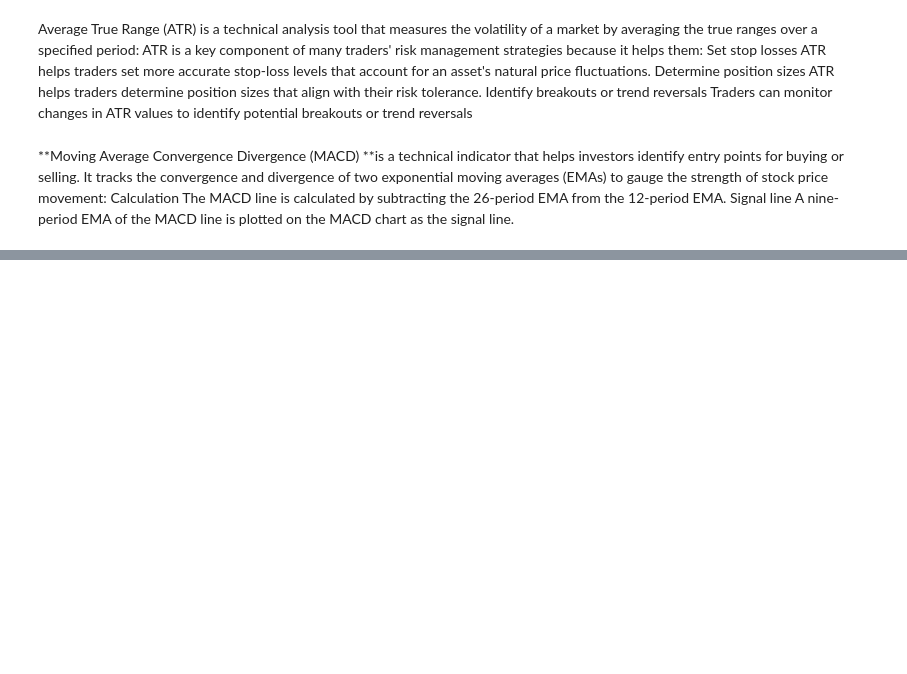
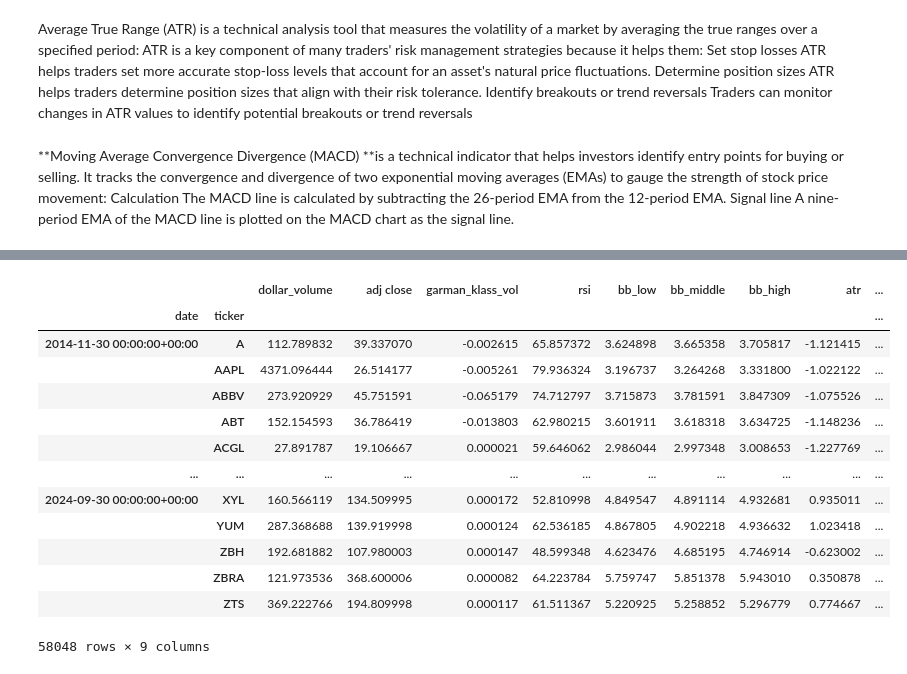
Before and after one commit to DattDixit/unsupervised_learning_trading_algorithm, a Jupyter notebook: unsupervised_learning_trading_algorithm.ipynb, the cells around one changed output, grey strips where cells are left out. Drawn from its saved outputs; the diff is of its cells as text; code cells hidden in the pictures; blank space fills up the shorter version.

```diff
--- a/unsupervised_learning_trading_algorithm.ipynb
+++ b/unsupervised_learning_trading_algorithm.ipynb
@@ -200,0 +246,27 @@ df
+# %%
+# technical indicators column:
+
+# last_cols = [c for c in df.columns.unique(0) if c not in ['dollar_volume','volume','open','close','high','low']]
+# last_cols
+
+
+#now we would concetanate the dollar volume with rest of the indicators:
+data = (pd.concat([df.unstack('ticker')['dollar_volume'].resample('M').mean().stack('ticker').to_frame('dollar_volume'),
+           df.unstack()[last_cols].resample('M').last().stack('ticker')],axis=1)).dropna()
+
+data
+# %% [output]
+|  |  | dollar_volume | adj close | garman_klass_vol | rsi | bb_low | bb_middle | bb_high | atr | ... |
+| date | ticker |  |  |  |  |  |  |  |  | ... |
+| 2014-11-30 00:00:00+00:00 | A | 112.789832 | 39.337070 | -0.002615 | 65.857372 | 3.624898 | 3.665358 | 3.705817 | -1.121415 | ... |
+|  | AAPL | 4371.096444 | 26.514177 | -0.005261 | 79.936324 | 3.196737 | 3.264268 | 3.331800 | -1.022122 | ... |
+|  | ABBV | 273.920929 | 45.751591 | -0.065179 | 74.712797 | 3.715873 | 3.781591 | 3.847309 | -1.075526 | ... |
+|  | ABT | 152.154593 | 36.786419 | -0.013803 | 62.980215 | 3.601911 | 3.618318 | 3.634725 | -1.148236 | ... |
+|  | ACGL | 27.891787 | 19.106667 | 0.000021 | 59.646062 | 2.986044 | 2.997348 | 3.008653 | -1.227769 | ... |
+| ... | ... | ... | ... | ... | ... | ... | ... | ... | ... | ... |
+| 2024-09-30 00:00:00+00:00 | XYL | 160.566119 | 134.509995 | 0.000172 | 52.810998 | 4.849547 | 4.891114 | 4.932681 | 0.935011 | ... |
+|  | YUM | 287.368688 | 139.919998 | 0.000124 | 62.536185 | 4.867805 | 4.902218 | 4.936632 | 1.023418 | ... |
+|  | ZBH | 192.681882 | 107.980003 | 0.000147 | 48.599348 | 4.623476 | 4.685195 | 4.746914 | -0.623002 | ... |
+|  | ZBRA | 121.973536 | 368.600006 | 0.000082 | 64.223784 | 5.759747 | 5.851378 | 5.943010 | 0.350878 | ... |
+|  | ZTS | 369.222766 | 194.809998 | 0.000117 | 61.511367 | 5.220925 | 5.258852 | 5.296779 | 0.774667 | ... |
+58048 rows × 9 columns
```
Also changed, not shown: parts of 13 cells of this notebook.
